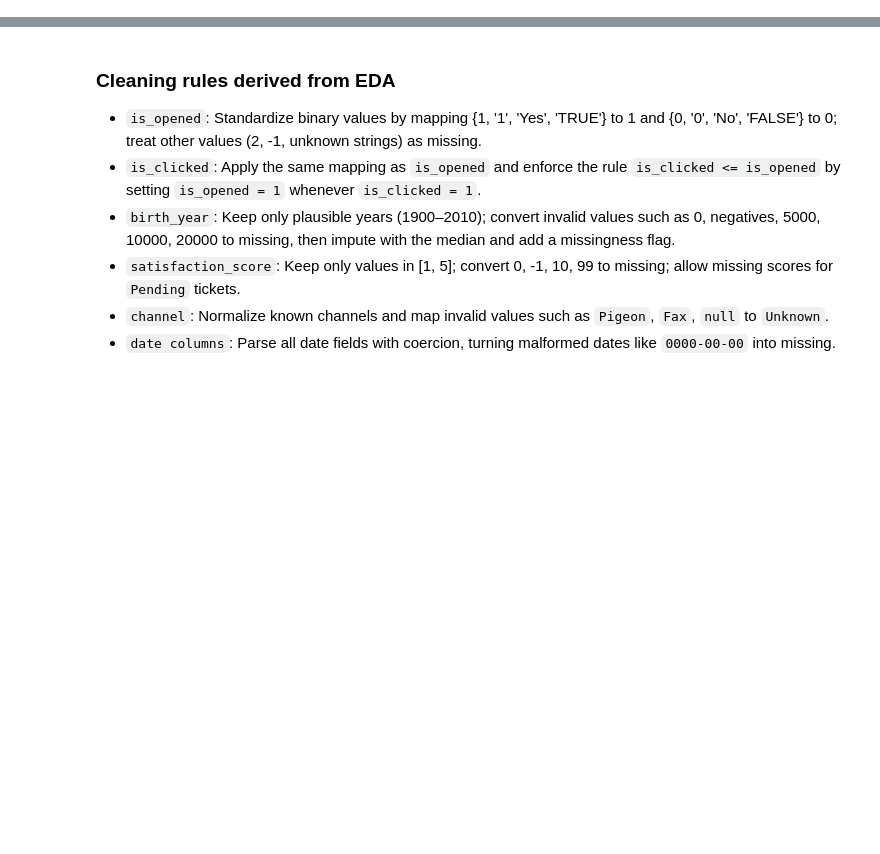
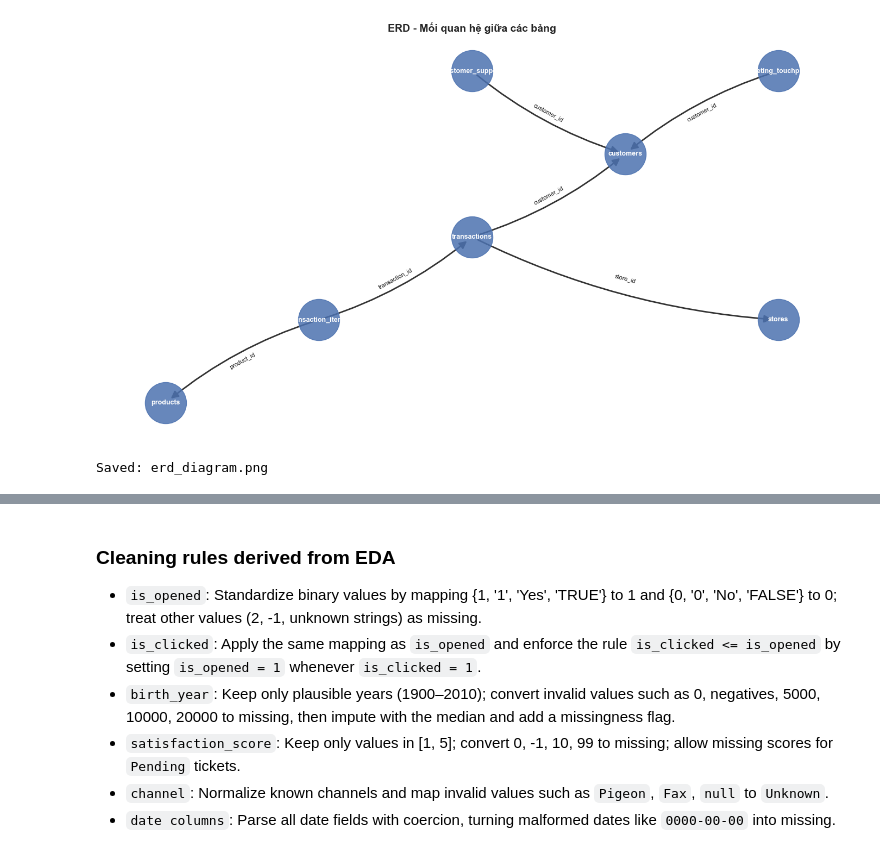
Before and after one commit to BlackWolf0905/FInal-Project-Machine_Learning, a Jupyter notebook: notebooks/01_eda.ipynb, the cells around one changed output, grey strips where cells are left out. Drawn from its saved outputs; the diff is of its cells as text; code cells hidden in the pictures; blank space fills up the shorter version.

```diff
--- a/notebooks/01_eda.ipynb
+++ b/notebooks/01_eda.ipynb
@@ -40,0 +85,56 @@ plt.show()
+# %%
+import networkx as nx
+import matplotlib.pyplot as plt
+import matplotlib.patches as mpatches
+
+G = nx.DiGraph()
+
+# Các node (bảng)
+tables = [
+    "customers", "transactions", "transaction_items",
+    "stores", "products", "marketing_touchpoints", "customer_support"
+]
+
+# Các cạnh (FK relationship) dạng (bảng_con, bảng_cha, label)
+edges = [
+    ("transactions", "customers", "customer_id"),
+    ("transactions", "stores", "store_id"),
+    ("transaction_items", "transactions", "transaction_id"),
+    ("transaction_items", "products", "product_id"),
+    ("marketing_touchpoints", "customers", "customer_id"),
+    ("customer_support", "customers", "customer_id"),
+]
+
+G.add_nodes_from(tables)
+for src, dst, lbl in edges:
+    G.add_edge(src, dst, label=lbl)
+
+pos = {
+    "customers": (1, 2),
+    "transactions": (0, 1),
+    "transaction_items": (-1, 0),
+    "stores": (2, 0),
+    "products": (-2, -1),
+    "marketing_touchpoints": (2, 3),
+    "customer_support": (0, 3),
+}
+
+fig, ax = plt.subplots(figsize=(14, 8))
+nx.draw_networkx_nodes(G, pos, ax=ax, node_size=3000,
+                       node_color="#4C72B0", alpha=0.85)
+nx.draw_networkx_labels(G, pos, ax=ax, font_color="white", font_size=9, font_weight="bold")
+nx.draw_networkx_edges(G, pos, ax=ax, arrows=True,
+                       arrowstyle="-|>", arrowsize=20,
+                       edge_color="#333333", width=2, connectionstyle="arc3,rad=0.1")
+edge_labels = {(s, d): lbl for s, d, lbl in edges}
+nx.draw_networkx_edge_labels(G, pos, edge_labels=edge_labels, ax=ax, font_size=8)
+
+ax.set_title("ERD - Mối quan hệ giữa các bảng", fontsize=14, fontweight="bold")
+ax.axis("off")
+plt.tight_layout()
+plt.savefig("erd_diagram.png", dpi=150)
+plt.show()
+print("Saved: erd_diagram.png")
+# %% [output]
+[figure, added]
+Saved: erd_diagram.png
```
Also changed, not shown: parts of 9 cells of this notebook, 1 other file.
